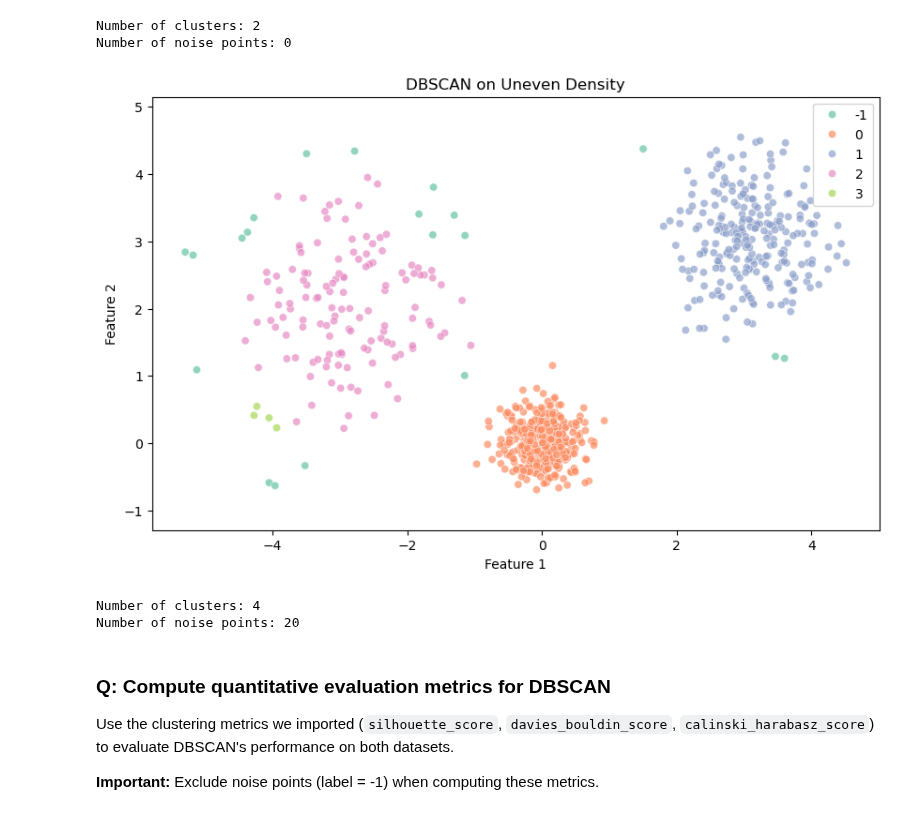
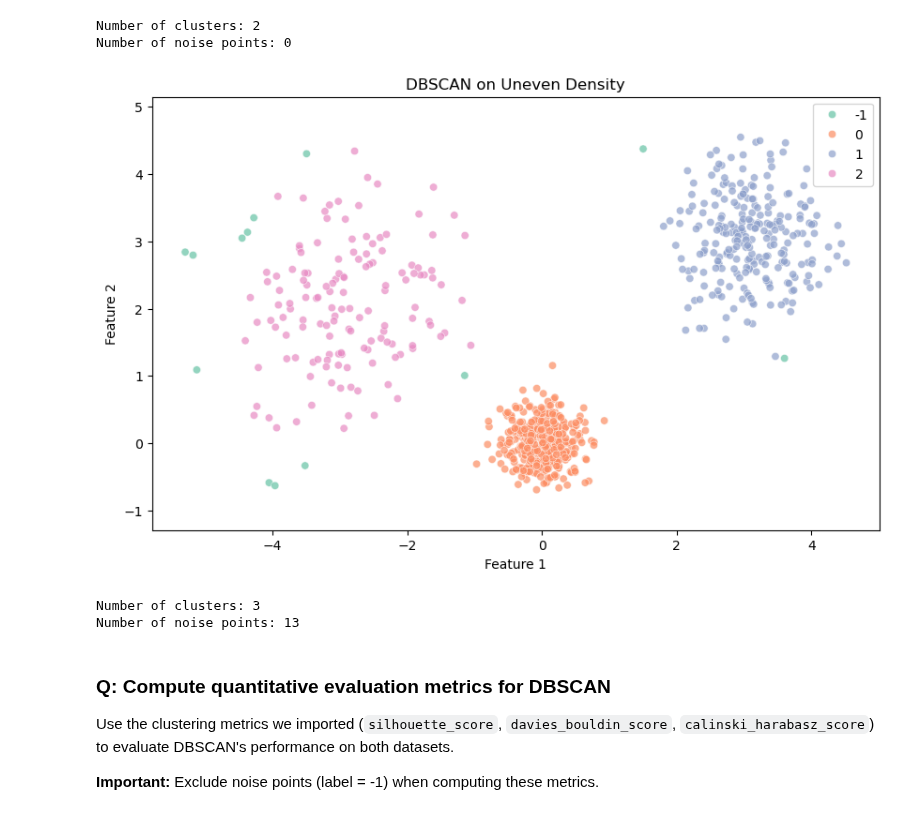
Before and after one commit to avni-adiga/bwsi-comp-problem-solving, a Jupyter notebook: mod6_unsupervised_learning/3_more_density_clustering.ipynb, the cells around one changed output. Cells and saved outputs as stored; diff of their text form; code cells hidden in the pictures.

```diff
--- a/mod6_unsupervised_learning/3_more_density_clustering.ipynb
+++ b/mod6_unsupervised_learning/3_more_density_clustering.ipynb
@@ -127,29 +127,29 @@ Number of noise points: 0
 # %%
 # DBSCAN on Dataset 2: Uneven Density Clusters
 # YOUR CODE HERE
-dbscan_uneven = DBSCAN(eps=0.5, min_samples=5)
+dbscan_uneven = DBSCAN(eps=0.6, min_samples=5)
 labels_dbscan_uneven = dbscan_uneven.fit_predict(X_uneven)
 
 # Visualize clustering results
 # YOUR CODE HERE
 plt.figure(figsize=(10, 6))
 sns.scatterplot(x=X_uneven[:, 0], y=X_uneven[:, 1], hue=labels_dbscan_uneven, palette='Set2', alpha=0.7, legend='full')
 plt.title('DBSCAN on Uneven Density')
 plt.xlabel('Feature 1')
 plt.ylabel('Feature 2')
 plt.axis('equal')
 plt.show()
 
 # Print clustering statistics
 # YOUR CODE HERE
 n_clusters_uneven = len(set(labels_dbscan_uneven)) - (1 if -1 in labels_dbscan_uneven else 0)
 n_noise_uneven = list(labels_dbscan_uneven).count(-1)
 print(f"Number of clusters: {n_clusters_uneven}")
 print(f"Number of noise points: {n_noise_uneven}")
 # %% [output]
-[figure, old version]
+[figure, new version]
-Number of clusters: 4
-Number of noise points: 20
+Number of clusters: 3
+Number of noise points: 13
 # %% [markdown]
 ### Q: Compute quantitative evaluation metrics for DBSCAN
 
```
Also changed, not shown: parts of 3 cells of this notebook.
